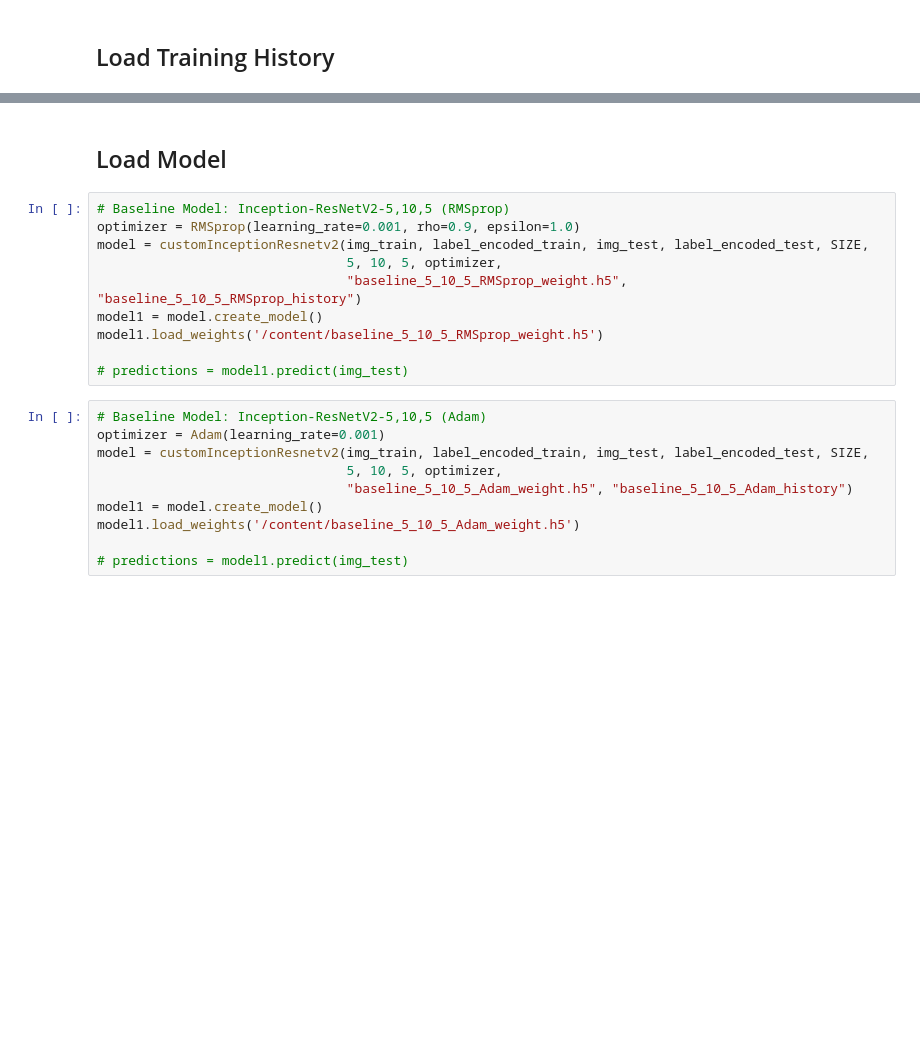
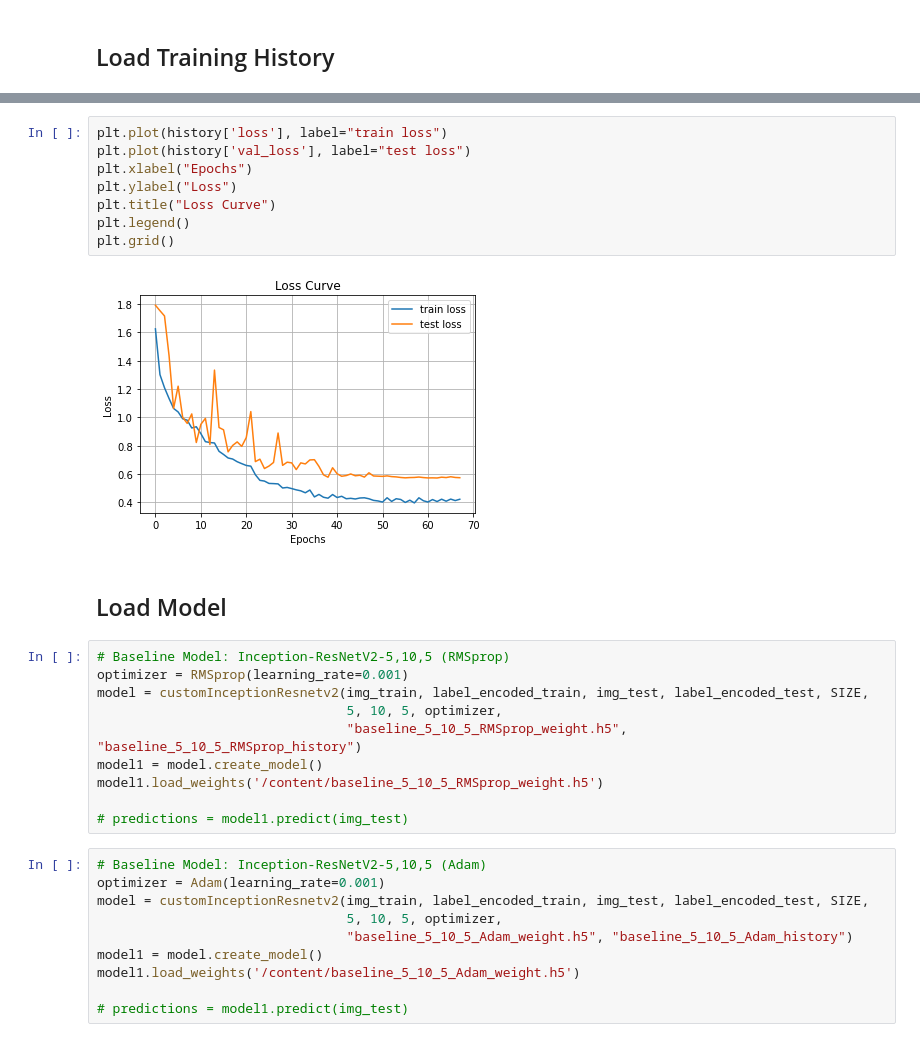
Before and after one commit to jxin11/waste-image-classification, a Jupyter notebook: Waste_Image_Classification.ipynb, the cells around one changed output, grey strips where cells are left out. Saved outputs shown, nothing was run; the diff lists cells and outputs as text; blank space fills up the shorter version.

```diff
--- a/Waste_Image_Classification.ipynb
+++ b/Waste_Image_Classification.ipynb
@@ -988,8 +1074,18 @@ plt.plot(history['val_loss'])
+# %%
+plt.plot(history['loss'], label="train loss")
+plt.plot(history['val_loss'], label="test loss")
+plt.xlabel("Epochs")
+plt.ylabel("Loss")
+plt.title("Loss Curve")
+plt.legend()
+plt.grid()
+# %% [output]
+[figure, added]
 # %% [markdown]
 ## Load Model
 # %%
 # Baseline Model: Inception-ResNetV2-5,10,5 (RMSprop)
-optimizer = RMSprop(learning_rate=0.001, rho=0.9, epsilon=1.0)
+optimizer = RMSprop(learning_rate=0.001)
 model = customInceptionResnetv2(img_train, label_encoded_train, img_test, label_encoded_test, SIZE,
                                 5, 10, 5, optimizer,
                                 "baseline_5_10_5_RMSprop_weight.h5", "baseline_5_10_5_RMSprop_history")
```
Also changed, not shown: parts of 18 cells of this notebook.
